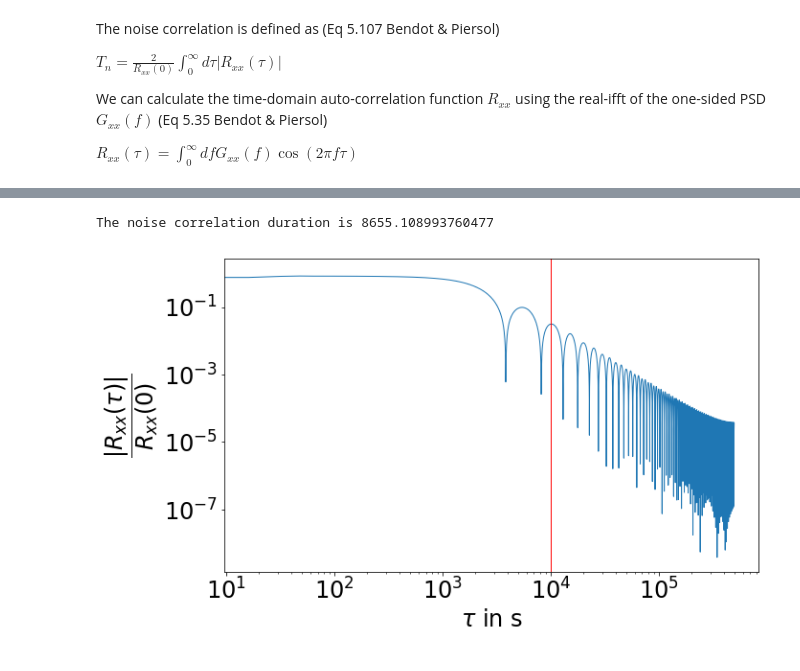
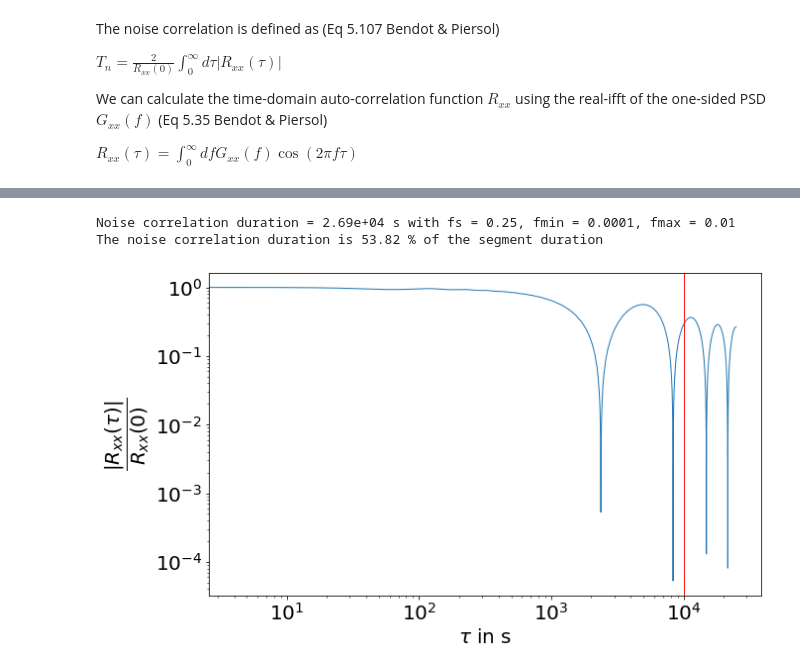
Before and after one commit to sharanbngr/blip, a Jupyter notebook: Notebooks/noise_cov/noise_corr_duration.ipynb, the cells around one changed output, grey strips where cells are left out. Saved outputs shown, nothing was run; the diff lists cells and outputs as text; code cells hidden in the pictures.

```diff
--- a/Notebooks/noise_cov/noise_corr_duration.ipynb
+++ b/Notebooks/noise_cov/noise_corr_duration.ipynb
@@ -84,5 +104,6 @@ The noise correlation duration is 5773.639217182726
-# %%
-noi_corr_dur(fs=0.0625, dur=1e6)
-# %% [output]
-The noise correlation duration is 8655.108993760477
-[figure, removed]
+# %%
+noi_corr_dur(fs=0.25, dur=5e4, fmin=1e-4, fmax=1e-2)
+# %% [output]
+Noise correlation duration = 2.69e+04 s with fs = 0.25, fmin = 0.0001, fmax = 0.01
+The noise correlation duration is 53.82 % of the segment duration
+[figure, added]
```
Also changed, not shown: parts of 9 cells of this notebook, 2 other files.
